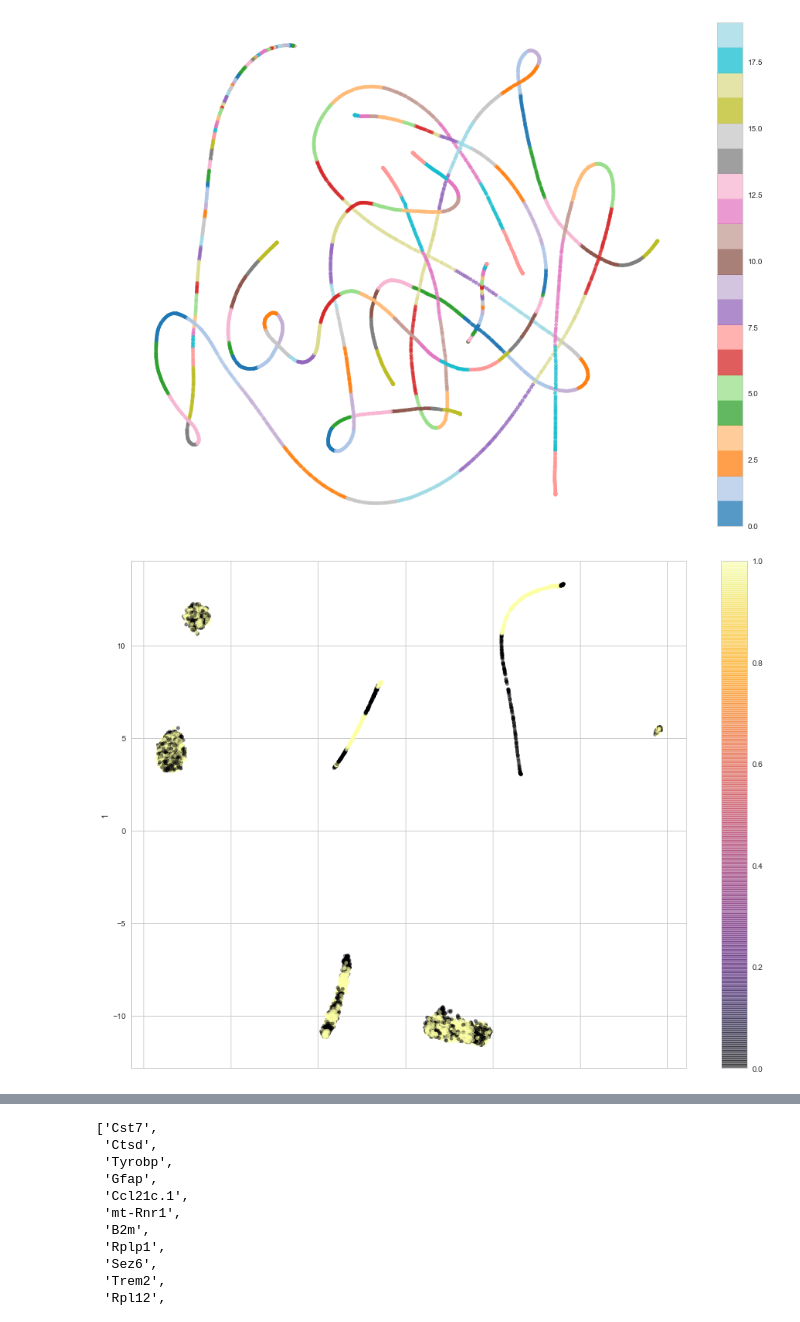
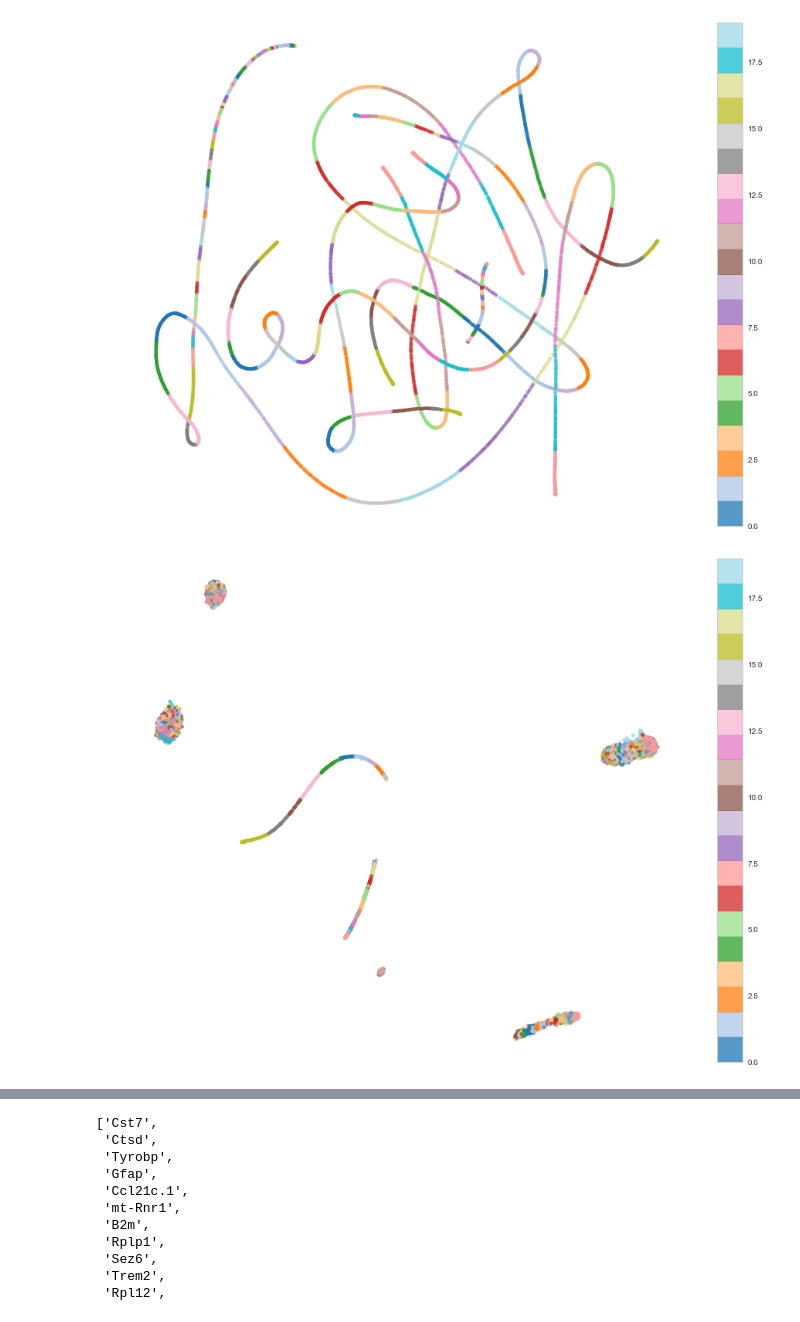
Before and after one commit to tmoerman/alois, a Jupyter notebook: notebooks/03_ashley_21_mar_2018/08_log_AB_analysis.ipynb, the cells around one changed output, grey strips where cells are left out. Drawn from its saved outputs; the diff is of its cells as text; code cells hidden in the pictures.

Commit message:
more weird plots

```diff
--- a/notebooks/03_ashley_21_mar_2018/08_log_AB_analysis.ipynb
+++ b/notebooks/03_ashley_21_mar_2018/08_log_AB_analysis.ipynb
@@ -437,5 +437,5 @@ plt.show()
 ## **UMAP**
 # %%
 %%time
-umap_embedding_correlation = UMAP(metric='correlation', random_state=44).fit_transform(pd.DataFrame(explanations_df))
+umap_embedding_cosine = UMAP(metric='cosine', random_state=13).fit_transform(pd.DataFrame(explanations_df))
 # %% [output]
@@ -455,7 +455,9 @@ plt.show()
 # %% [output]
 [figure]
 # %%
-pd.DataFrame(umap_embedding).plot.scatter(x=0, y=1, figsize=(16,12), alpha=0.5, c=KI_WT_region_sets['CX']['GT'].cat.codes, cmap='inferno')
+pd.DataFrame(umap_embedding_cosine).plot.scatter(x=0, y=1, figsize=(16, 12), alpha=0.75, c=KI_WT_region_sets['CX']['slide_ID'].cat.codes, cmap='tab20')
+plt.axis('off')
+plt.grid(False)
 plt.show()
 # %% [output]
-[figure, old version]
+[figure, new version]
```
Also changed, not shown: parts of 3 cells of this notebook.
